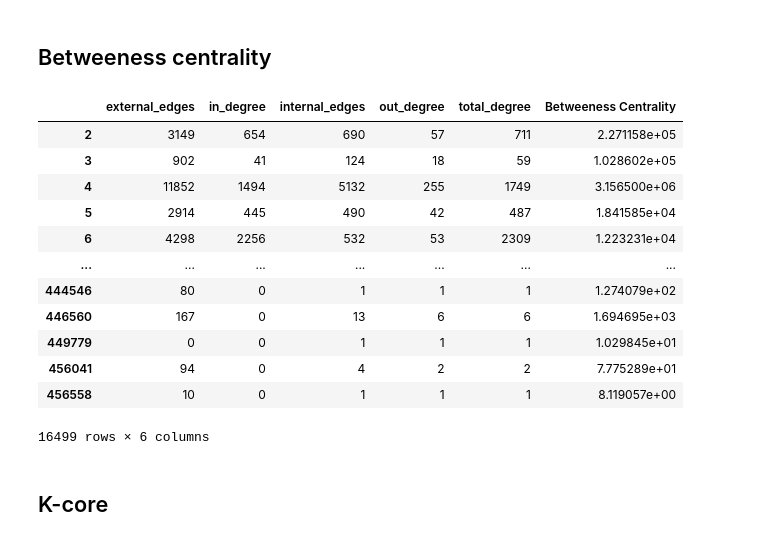
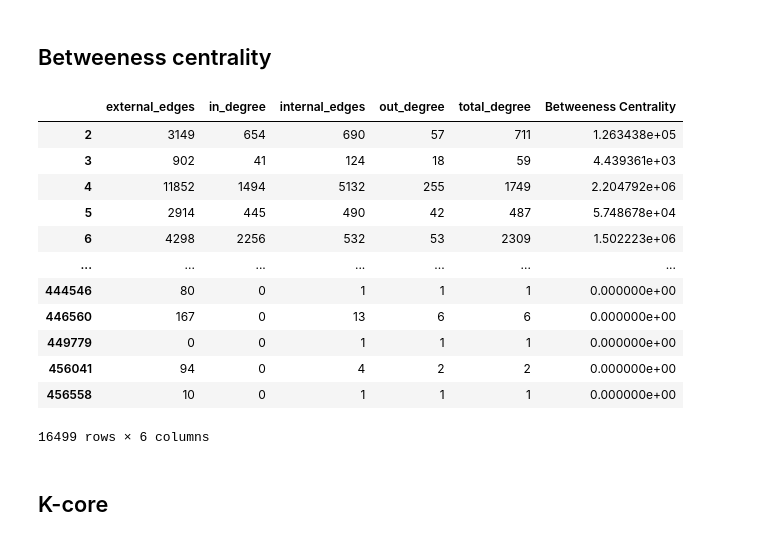
Before and after one commit to alexcosta13/twitter-superspreaders, a Jupyter notebook: 03_features_exploration.ipynb, the cells around one changed output. Cells and saved outputs as stored; diff of their text form; code cells hidden in the pictures.

```diff
--- a/03_features_exploration.ipynb
+++ b/03_features_exploration.ipynb
@@ -74,30 +83,29 @@ followers_features_clustering
 snap_followers_graph = snap.LoadEdgeList(snap.TNGraph, followers_reduced_path, 0, 1)
 # %%
 # Extrancting betweeness centrality
-Nodes, _ = snap_followers_graph.GetBetweennessCentr(1.0, False)
+Nodes, _ = snap_followers_graph.GetBetweennessCentr(1.0, True)
 # %%
 # Collecting node number and betweeness centrality
 list_nodes = []
 list_betwCentrality = []
 for node in Nodes:
     list_nodes.append(node)
     list_betwCentrality.append(Nodes[node])
-
-followers_features_clustering["Betweeness Centrality"] = list_betwCentrality
+    followers_features_clustering.at[node, "Betweeness Centrality"] = Nodes[node]
 followers_features_clustering
 # %% [output]
 |  | external_edges | in_degree | internal_edges | out_degree | total_degree | Betweeness Centrality |
-| 2 | 3149 | 654 | 690 | 57 | 711 | 2.271158e+05 |
-| 3 | 902 | 41 | 124 | 18 | 59 | 1.028602e+05 |
-| 4 | 11852 | 1494 | 5132 | 255 | 1749 | 3.156500e+06 |
-| 5 | 2914 | 445 | 490 | 42 | 487 | 1.841585e+04 |
-| 6 | 4298 | 2256 | 532 | 53 | 2309 | 1.223231e+04 |
+| 2 | 3149 | 654 | 690 | 57 | 711 | 1.263438e+05 |
+| 3 | 902 | 41 | 124 | 18 | 59 | 4.439361e+03 |
+| 4 | 11852 | 1494 | 5132 | 255 | 1749 | 2.204792e+06 |
+| 5 | 2914 | 445 | 490 | 42 | 487 | 5.748678e+04 |
+| 6 | 4298 | 2256 | 532 | 53 | 2309 | 1.502223e+06 |
 | ... | ... | ... | ... | ... | ... | ... |
-| 444546 | 80 | 0 | 1 | 1 | 1 | 1.274079e+02 |
-| 446560 | 167 | 0 | 13 | 6 | 6 | 1.694695e+03 |
-| 449779 | 0 | 0 | 1 | 1 | 1 | 1.029845e+01 |
-| 456041 | 94 | 0 | 4 | 2 | 2 | 7.775289e+01 |
-| 456558 | 10 | 0 | 1 | 1 | 1 | 8.119057e+00 |
+| 444546 | 80 | 0 | 1 | 1 | 1 | 0.000000e+00 |
+| 446560 | 167 | 0 | 13 | 6 | 6 | 0.000000e+00 |
+| 449779 | 0 | 0 | 1 | 1 | 1 | 0.000000e+00 |
+| 456041 | 94 | 0 | 4 | 2 | 2 | 0.000000e+00 |
+| 456558 | 10 | 0 | 1 | 1 | 1 | 0.000000e+00 |
 16499 rows × 6 columns
 # %% [markdown]
 ## K-core
```
Also changed, not shown: parts of 13 cells of this notebook, 1 other file.
